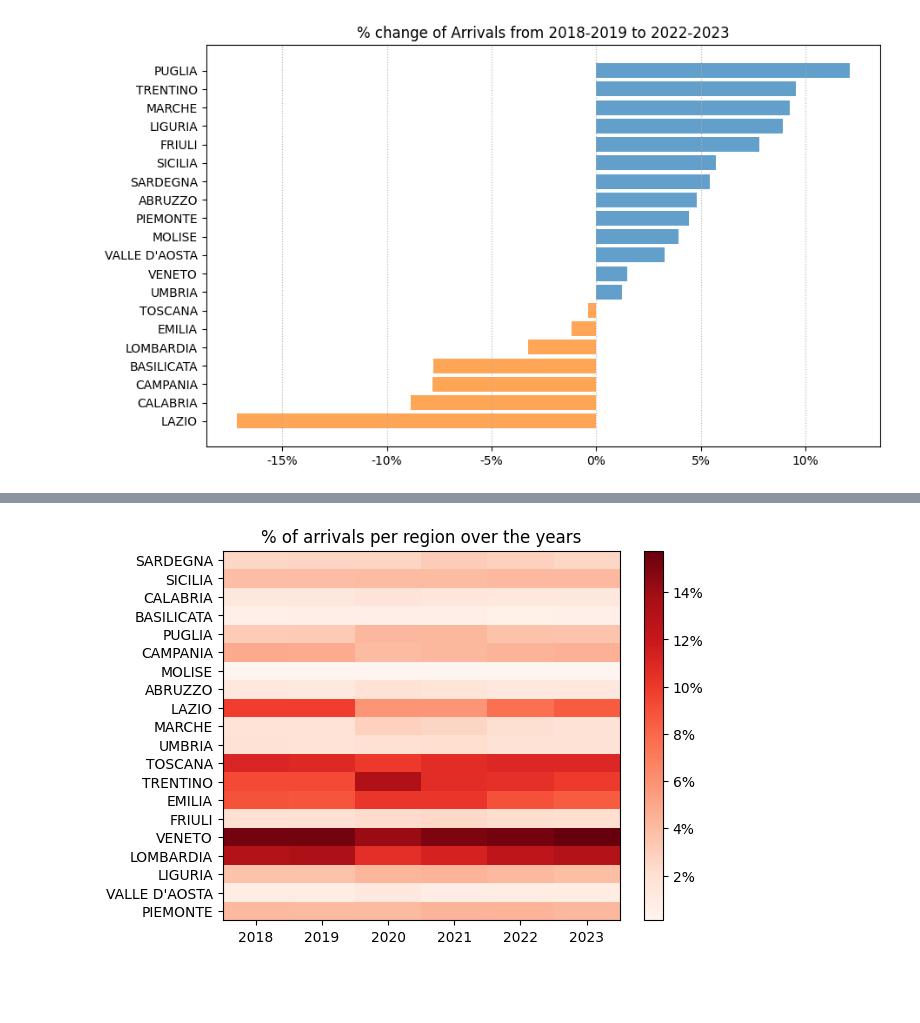
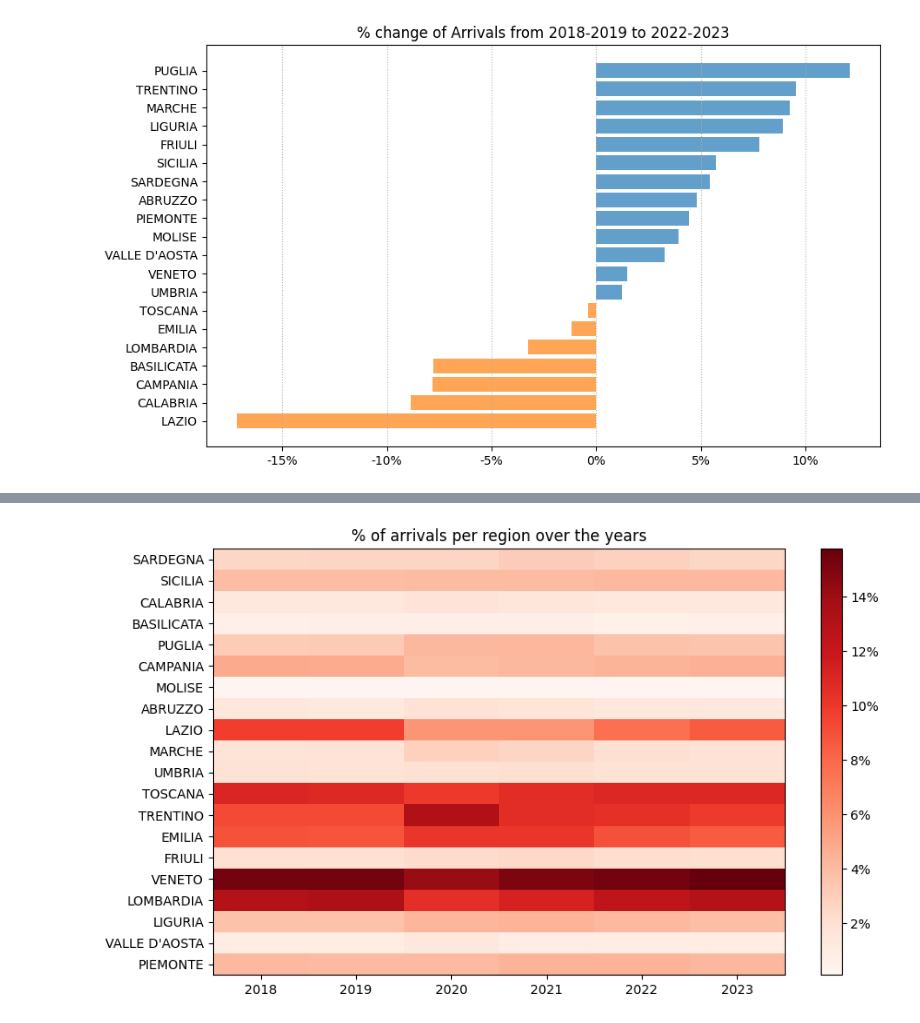
Before and after one commit to T0ls/data-Visualization, a Jupyter notebook: code/regions.ipynb, the cells around one changed output, grey strips where cells are left out. Saved outputs shown, nothing was run; the diff lists cells and outputs as text; code cells hidden in the pictures; blank space fills up the shorter version.

```diff
--- a/code/regions.ipynb
+++ b/code/regions.ipynb
@@ -204,22 +204,22 @@ plt.show()
 # %%
-fig, ax = plt.subplots()
+fig, ax = plt.subplots(figsize=(10, 6))
 
 matrix = np.zeros((len(regions), len(years)))
 
 for i, region in enumerate(regions):
   for j, year in enumerate(years):
     arrivals_year = arrivals[arrivals['TIME_PERIOD'] == year]
     arrivals_year_region = arrivals_year[(arrivals_year['REF_AREA'] == region)]['OBS_VALUE']
     value = arrivals_year_region / arrivals_year['OBS_VALUE'].sum() * 100
     if not value.empty:
       matrix[i, j] = value.values[0]
 
 c = ax.pcolormesh(years, regions, matrix, cmap='Reds')
 colorbar = fig.colorbar(c, ax=ax)
 colorbar.ax.yaxis.set_major_formatter(FuncFormatter(lambda x, _: f'{x:.0f}%'))
 
 plt.title("% of arrivals per region over the years")
 plt.show()
 # %% [output]
-[figure, old version]
+[figure, new version]
 # %%
```
Also changed, not shown: parts of 3 cells of this notebook, 2 other files.
